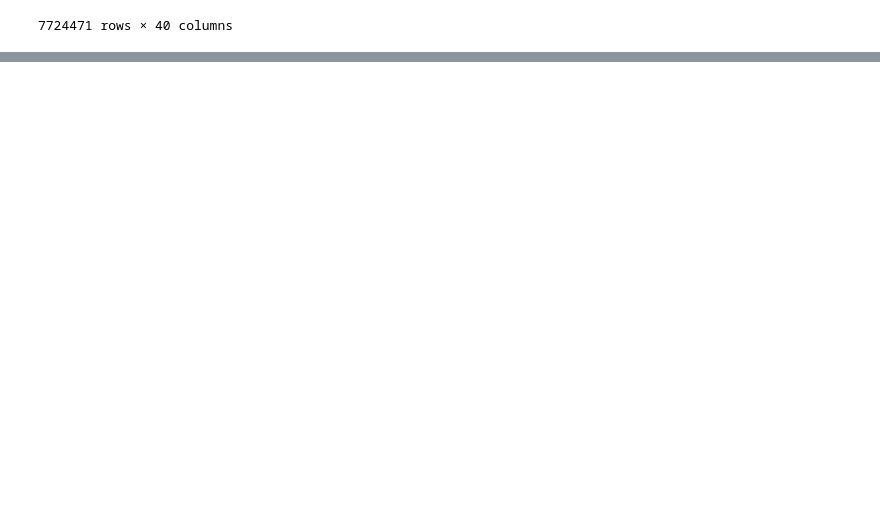
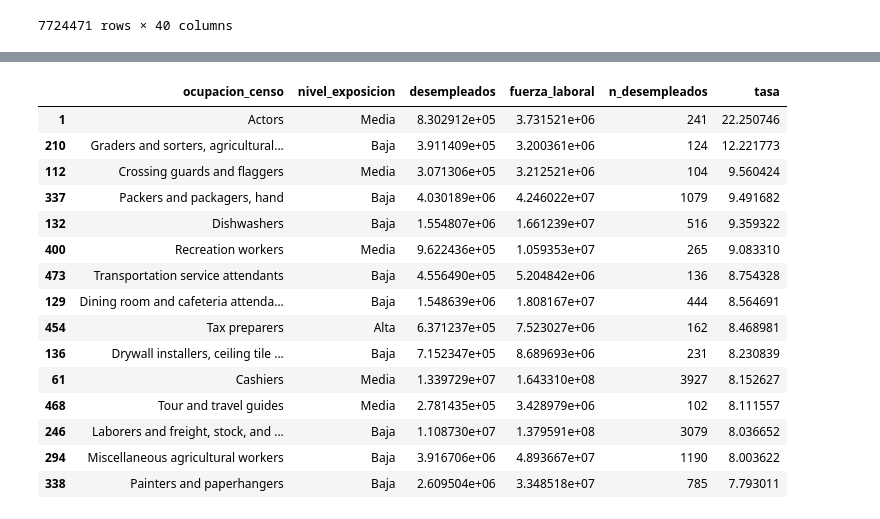
Before and after one commit to DATA-20262-SEC01-G07/Proyecto-2, a Jupyter notebook: notebooks/cargads.ipynb, the cells around one changed output, grey strips where cells are left out. Cells and saved outputs as stored; diff of their text form; code cells hidden in the pictures; blank space fills up the shorter version.

```diff
--- a/notebooks/cargads.ipynb
+++ b/notebooks/cargads.ipynb
@@ -265,0 +275,5 @@ human_rating_alpha ($\alpha$): Misma definición de exposición directa ($\alpha
+# %%
+# Descartamos las columnas que no usaremos
+df_aplicables_base = df_aplicables_base.drop(columns=["id_hogar", "num_persona_hogar", "id_hogar_longitudinal",
+    "id_persona_validado", "peso_hogar", "es_suplemento_asec", "peso_persona_asec", "peso_hogar_asec", "ocupacion_estudio_ia"])
+df_aplicables_base
@@ -265,0 +306,21 @@ human_rating_alpha ($\alpha$): Misma definición de exposición directa ($\alpha
+# %%
+df_aplicables_base["nivel_exposicion"]=df_aplicables_base["cod_soc"].map(
+    pd.qcut(
+        df_aplicables_base
+        .drop_duplicates("cod_soc")
+        .set_index("cod_soc")["exposicion_humanos_intermedia"],
+        3,
+        labels=["Baja", "Media", "Alta"]
+    )
+)
+# %%
+df_aplicables_base["desempleado"]=df_aplicables_base["estado_laboral"].isin([20, 21, 22]).astype(int)
+df_aplicables_base["peso_desemp"]=df_aplicables_base["peso_persona"]*df_aplicables_base["desempleado"]
+
+#Creamos tabla para primera grafica: ver como a evolucionado el desempleo al pasar de los años (2021-2022) según la expocisión de la ocupación a la IA (Alta, Media, Baja)
+desempleo_nivel=(df_aplicables_base.groupby(["anio", "nivel_exposicion"], as_index=False, observed=True)
+                 .agg(desempleados=("peso_desemp", "sum"),
+                      fuerza_laboral=("peso_persona", "sum"))
+                 )
+desempleo_nivel["tasa"]=100*desempleo_nivel["desempleados"]/desempleo_nivel["fuerza_laboral"]
+desempleo_nivel.pivot(index="anio", columns="nivel_exposicion", values="tasa").round(2)
@@ -265,0 +360,29 @@ human_rating_alpha ($\alpha$): Misma definición de exposición directa ($\alpha
+# %%
+#Creamos 2da tabla que mide cuales son las ocupaciones con mas desempleo.
+desempleo_ocupacion=(df_aplicables_base[df_aplicables_base["anio"]>=2022].groupby(["ocupacion_censo", "nivel_exposicion"], as_index=False, observed=True)
+                     .agg(desempleados=("peso_desemp", "sum"),
+                          fuerza_laboral=("peso_persona", "sum"),
+                          n_desempleados=("desempleado", "sum"))
+)
+
+desempleo_ocupacion["tasa"]=100*desempleo_ocupacion["desempleados"]/desempleo_ocupacion["fuerza_laboral"]
+desempleo_ocupacion.sort_values("tasa", ascending=False).head(15).round(2)
+top = desempleo_ocupacion[desempleo_ocupacion["n_desempleados"] >= 100].nlargest(15, "tasa")
+top
+# %% [output]
+|  | ocupacion_censo | nivel_exposicion | desempleados | fuerza_laboral | n_desempleados | tasa |
+| 1 | Actors | Media | 8.302912e+05 | 3.731521e+06 | 241 | 22.250746 |
+| 210 | Graders and sorters, agricultural... | Baja | 3.911409e+05 | 3.200361e+06 | 124 | 12.221773 |
+| 112 | Crossing guards and flaggers | Media | 3.071306e+05 | 3.212521e+06 | 104 | 9.560424 |
+| 337 | Packers and packagers, hand | Baja | 4.030189e+06 | 4.246022e+07 | 1079 | 9.491682 |
+| 132 | Dishwashers | Baja | 1.554807e+06 | 1.661239e+07 | 516 | 9.359322 |
+| 400 | Recreation workers | Media | 9.622436e+05 | 1.059353e+07 | 265 | 9.083310 |
+| 473 | Transportation service attendants | Baja | 4.556490e+05 | 5.204842e+06 | 136 | 8.754328 |
+| 129 | Dining room and cafeteria attenda... | Baja | 1.548639e+06 | 1.808167e+07 | 444 | 8.564691 |
+| 454 | Tax preparers | Alta | 6.371237e+05 | 7.523027e+06 | 162 | 8.468981 |
+| 136 | Drywall installers, ceiling tile ... | Baja | 7.152347e+05 | 8.689693e+06 | 231 | 8.230839 |
+| 61 | Cashiers | Media | 1.339729e+07 | 1.643310e+08 | 3927 | 8.152627 |
+| 468 | Tour and travel guides | Media | 2.781435e+05 | 3.428979e+06 | 102 | 8.111557 |
+| 246 | Laborers and freight, stock, and ... | Baja | 1.108730e+07 | 1.379591e+08 | 3079 | 8.036652 |
+| 294 | Miscellaneous agricultural workers | Baja | 3.916706e+06 | 4.893667e+07 | 1190 | 8.003622 |
+| 338 | Painters and paperhangers | Baja | 2.609504e+06 | 3.348518e+07 | 785 | 7.793011 |
```
Also changed, not shown: parts of 24 cells of this notebook.
